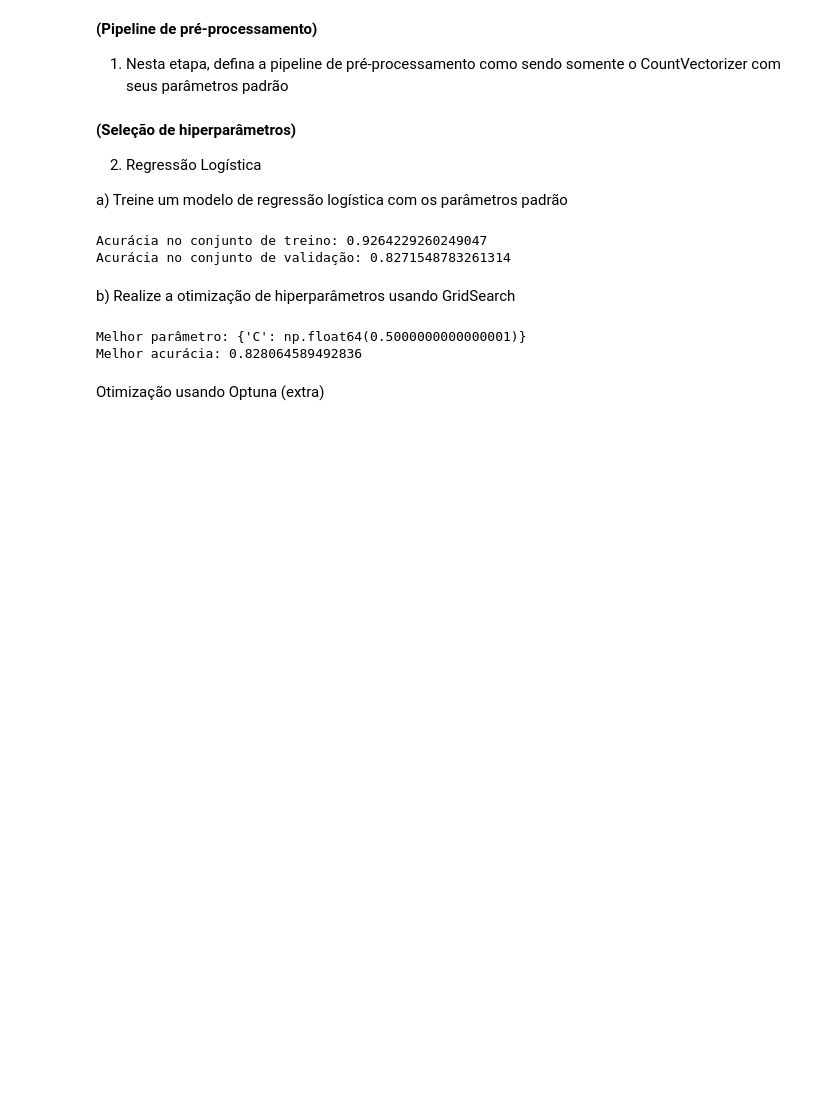
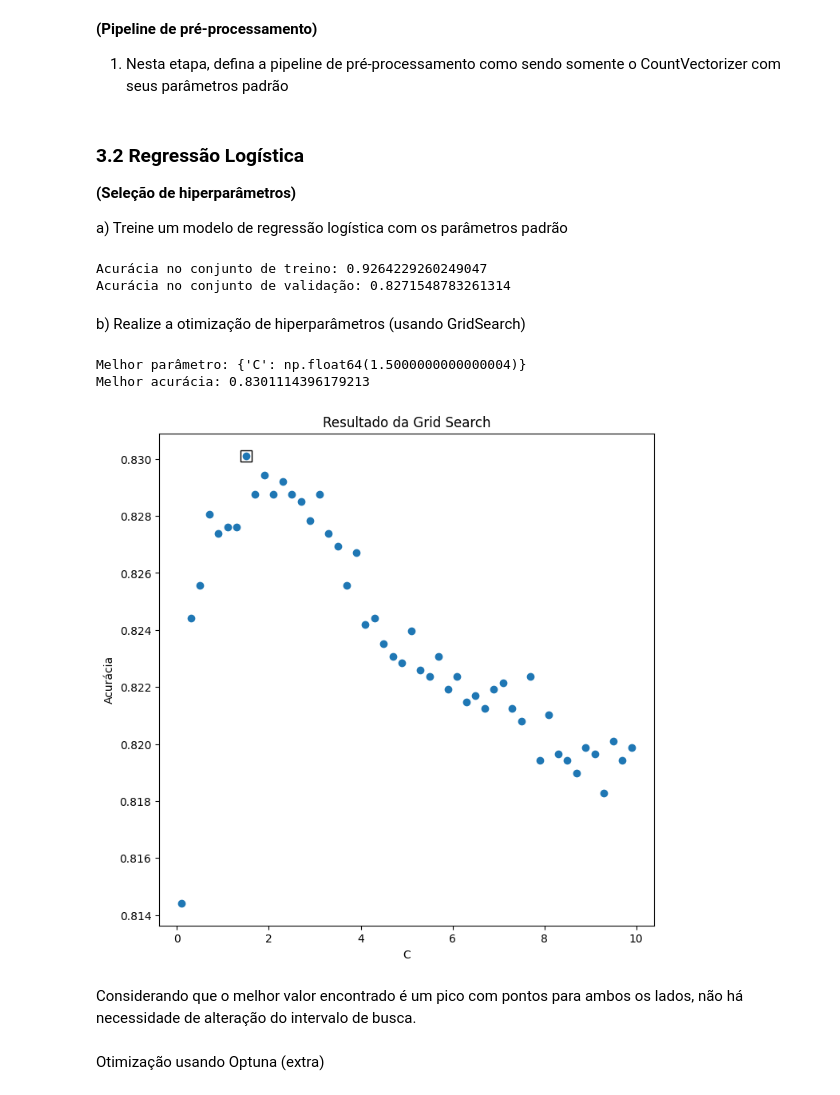
Before and after one commit to c-mmonteiro/t2-aprendizado, a Jupyter notebook: Trabalho2.ipynb, the cells around one changed output. Saved outputs shown, nothing was run; the diff lists cells and outputs as text; code cells hidden in the pictures; blank space fills up the shorter version.

```diff
--- a/Trabalho2.ipynb
+++ b/Trabalho2.ipynb
@@ -263,11 +263,10 @@ from sklearn.metrics import accuracy_score
 
 model = make_pipeline(CountVectorizer(), LogisticRegression())
 # %% [markdown]
+### 3.2 Regressão Logística
+
 **(Seleção de hiperparâmetros)**
 
-2. Regressão Logística
-
-
 a) Treine um modelo de regressão logística com os parâmetros padrão
 # %%
 model.fit(X_train, y_train)
@@ -281,9 +280,9 @@ print('Acurácia no conjunto de validação:', accuracy_score(y_val, y_pred_val)
 Acurácia no conjunto de treino: 0.9264229260249047
 Acurácia no conjunto de validação: 0.8271548783261314
 # %% [markdown]
-b) Realize a otimização de hiperparâmetros usando GridSearch
+b) Realize a otimização de hiperparâmetros (usando GridSearch)
 # %%
-def grid_search_holdout_pipeline(param_grid, X_train, y_train, X_val, y_val):
+def grid_search_holdout_pipeline_LR(param_grid, X_train, y_train, X_val, y_val):
   val_index = [-1]*len(X_train) + [0]*len(X_val)
 
   model = make_pipeline(CountVectorizer(),
@@ -299,13 +298,28 @@ from sklearn.model_selection import GridSearchCV, PredefinedSplit
 
 param_grid = {'C':     np.arange(0.1, 10, 0.2)}
 
-model = grid_search_holdout_pipeline(param_grid, X_train, y_train, X_val, y_val)
+model = grid_search_holdout_pipeline_LR(param_grid, X_train, y_train, X_val, y_val)
 
 print('Melhor parâmetro:', model[1].best_params_)
 print('Melhor acurácia:', model[1].best_score_)
 # %% [output]
-Melhor parâmetro: {'C': np.float64(0.5000000000000001)}
-Melhor acurácia: 0.828064589492836
+Melhor parâmetro: {'C': np.float64(1.5000000000000004)}
+Melhor acurácia: 0.8301114396179213
+# %%
+plt.figure(figsize=(8, 8))
+plt.scatter(model[1].cv_results_['param_C'],
+            model[1].cv_results_['mean_test_score'])
+plt.plot(model[1].best_params_['C'],
+         model[1].best_score_,
+         'ks', mfc='none', markersize=10)
+plt.title('Resultado da Grid Search')
+plt.xlabel('C')
+plt.ylabel('Acurácia')
+plt.show()
+# %% [output]
+[figure, added]
+# %% [markdown]
+Considerando que o melhor valor encontrado é um pico com pontos para ambos os lados, não há necessidade de alteração do intervalo de busca.
 # %% [markdown]
 Otimização usando Optuna (extra)
 # %%
```
Also changed, not shown: parts of 38 cells of this notebook.
